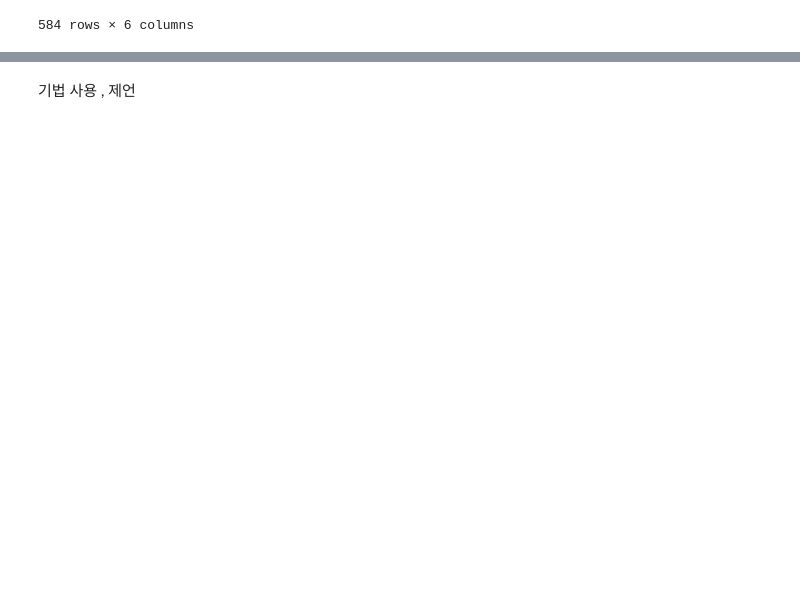
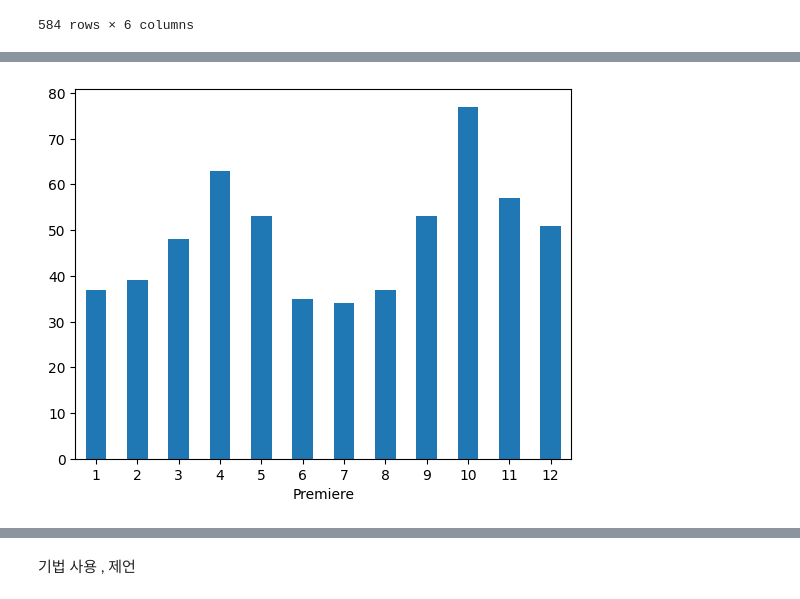
Before and after one commit to GRetriever/Data-Analysis-Project, a Jupyter notebook: Netflix/Netflix.ipynb, the cells around one changed output, grey strips where cells are left out. Drawn from its saved outputs; the diff is of its cells as text; code cells hidden in the pictures; blank space fills up the shorter version.

```diff
--- a/Netflix/Netflix.ipynb
+++ b/Netflix/Netflix.ipynb
@@ -64,5 +74,9 @@ df.groupby(df['Premiere'].dt.to_period("Y")).size()
 # %%
-df.groupby(df['Premiere'].dt.month).size()
+# 7번
 
+df.groupby(df['Premiere'].dt.month).size().plot(kind='bar')
+_=plt.xticks(rotation=0)
 # 월별 개봉 개수
+# %% [output]
+[figure, added]
 # %%
```
Also changed, not shown: parts of 35 cells of this notebook.
